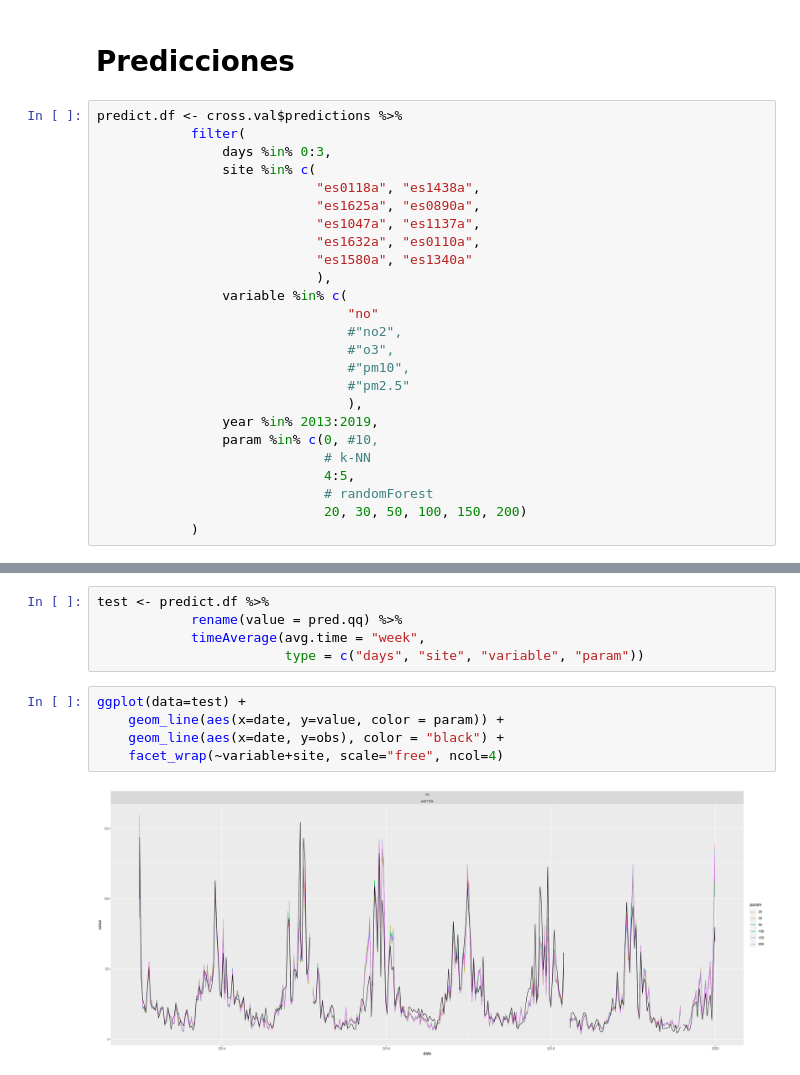
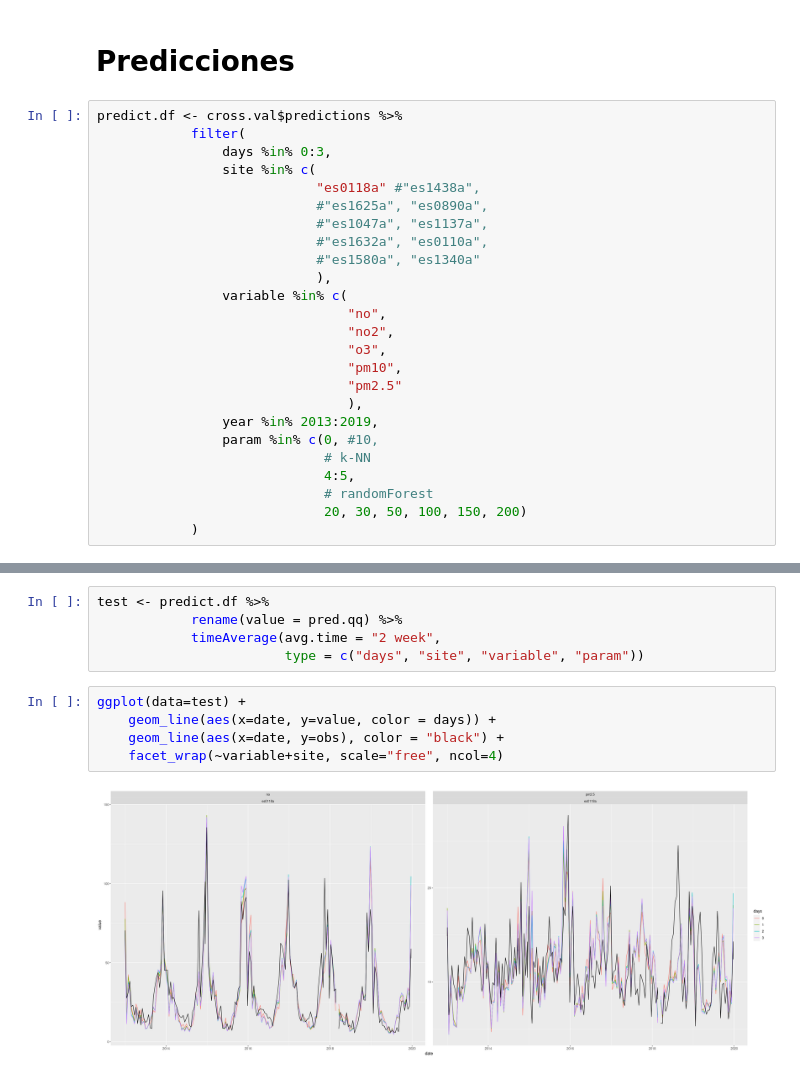
Before and after one commit to Jaimedgp/AirQualityCOVID, a Jupyter notebook: notebooks/Analysis/Cross-vallidation_grph.ipynb, the cells around one changed output, grey strips where cells are left out. Cells and saved outputs as stored; diff of their text form.

```diff
--- a/notebooks/Analysis/Cross-vallidation_grph.ipynb
+++ b/notebooks/Analysis/Cross-vallidation_grph.ipynb
@@ -86,18 +75,18 @@ predict.df <- cross.val$predictions %>%
             filter(
                 days %in% 0:3,
                 site %in% c(
-                            "es0118a", "es1438a",
-                            "es1625a", "es0890a",
-                            "es1047a", "es1137a",
-                            "es1632a", "es0110a",
-                            "es1580a", "es1340a"
+                            "es0118a" #"es1438a",
+                            #"es1625a", "es0890a",
+                            #"es1047a", "es1137a",
+                            #"es1632a", "es0110a",
+                            #"es1580a", "es1340a"
                             ),
                 variable %in% c(
-                                "no"
-                                #"no2",
-                                #"o3",
-                                #"pm10",
-                                #"pm2.5"
+                                "no",
+                                "no2",
+                                "o3",
+                                "pm10",
+                                "pm2.5"
                                 ),
                 year %in% 2013:2019,
                 param %in% c(0, #10,
@@ -124,14 +113,14 @@ ggplot(data=predict.df) +
 # %%
 test <- predict.df %>%
             rename(value = pred.qq) %>%
-            timeAverage(avg.time = "week",
+            timeAverage(avg.time = "2 week",
                         type = c("days", "site", "variable", "param"))
 # %%
 ggplot(data=test) +
-    geom_line(aes(x=date, y=value, color = param)) +
+    geom_line(aes(x=date, y=value, color = days)) +
     geom_line(aes(x=date, y=obs), color = "black") +
     facet_wrap(~variable+site, scale="free", ncol=4)
 # %% [output]
-[figure, old version]
+[figure, new version]
 # %%
 ggplot(data=predict.df) +
```
Also changed, not shown: parts of 10 cells of this notebook.
